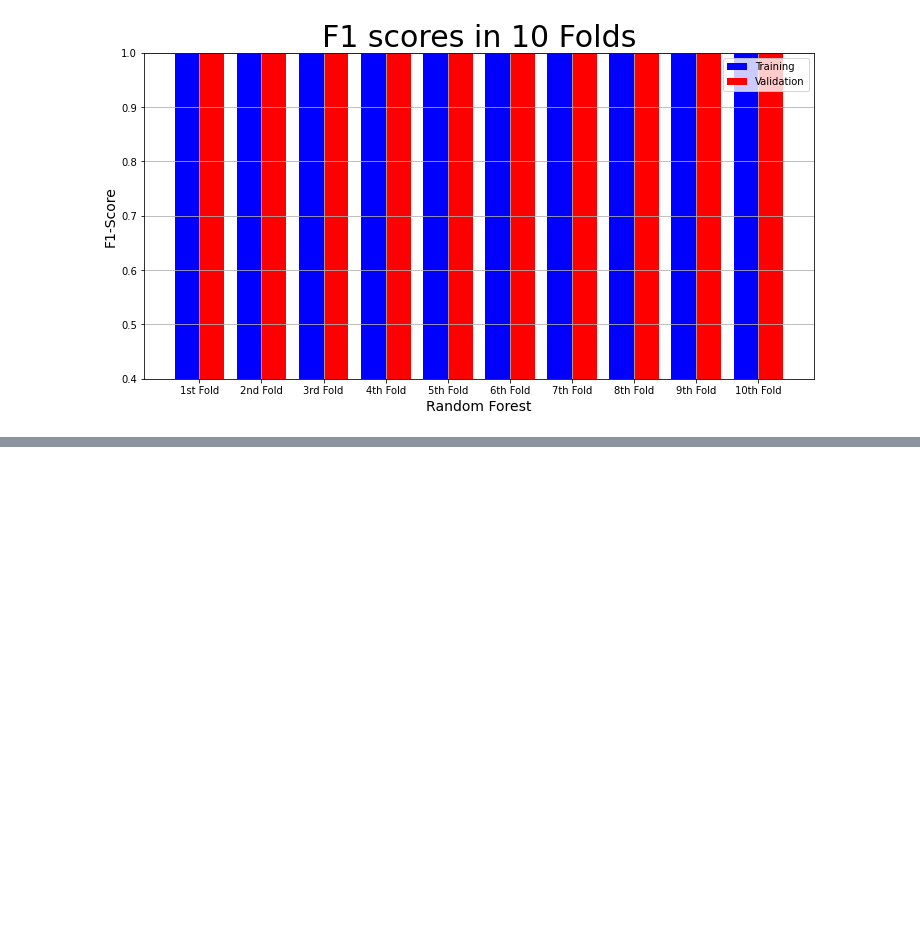
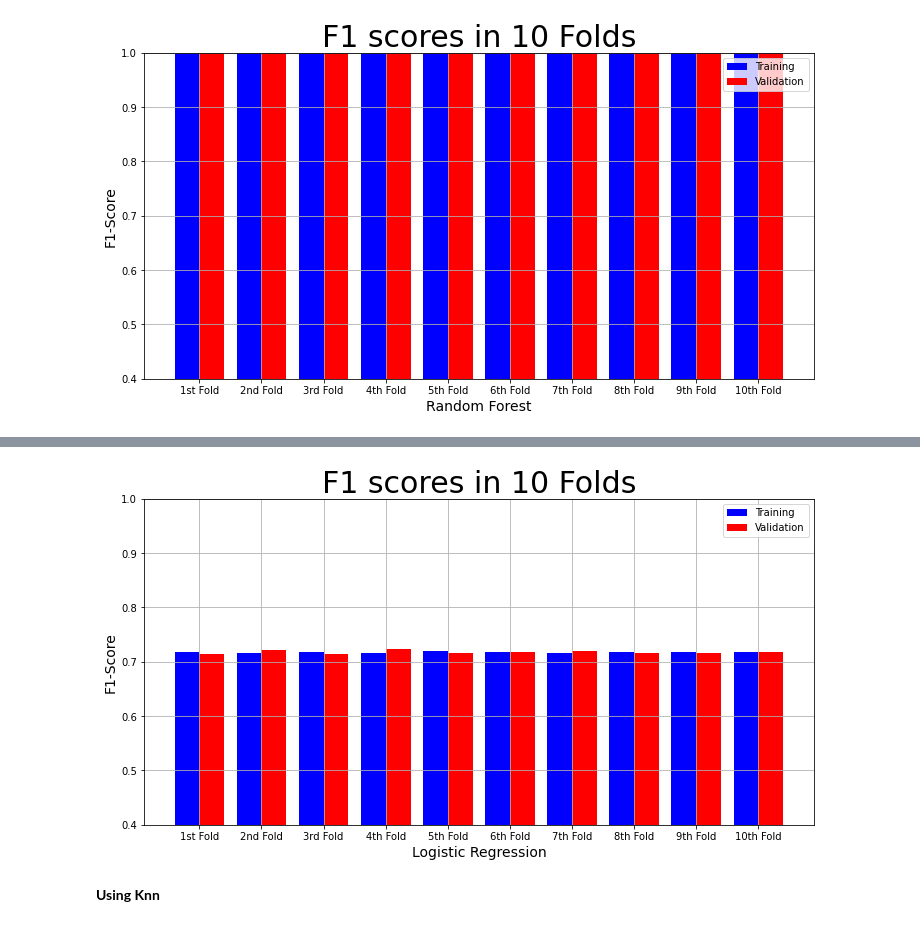
Before and after one commit to thequanic/Credit_card_fraud_detection, a Jupyter notebook: model.ipynb, the cells around one changed output, grey strips where cells are left out. Drawn from its saved outputs; the diff is of its cells as text; code cells hidden in the pictures; blank space fills up the shorter version.

```diff
--- a/model.ipynb
+++ b/model.ipynb
@@ -399,0 +467,10 @@ plot_result("Random Forest",
+# %%
+plot_result("Logistic Regression",
+            "F1-Score",
+            "F1 scores in 10 Folds",
+            lr_result["Training F1 scores"],
+            lr_result["Validation F1 scores"])
+# %% [output]
+[figure, added]
+# %% [markdown]
+**Using Knn**
```
Also changed, not shown: parts of 22 cells of this notebook.
